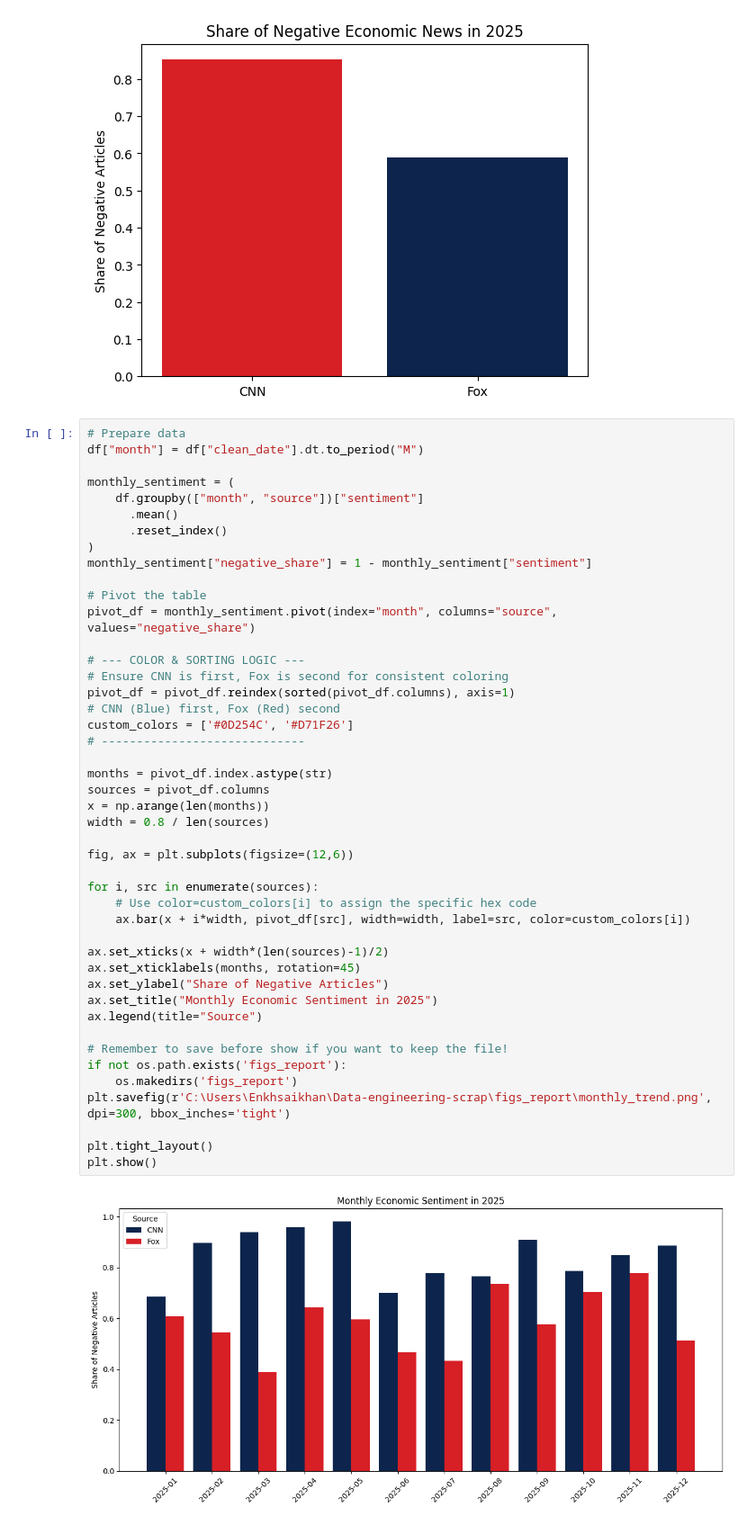
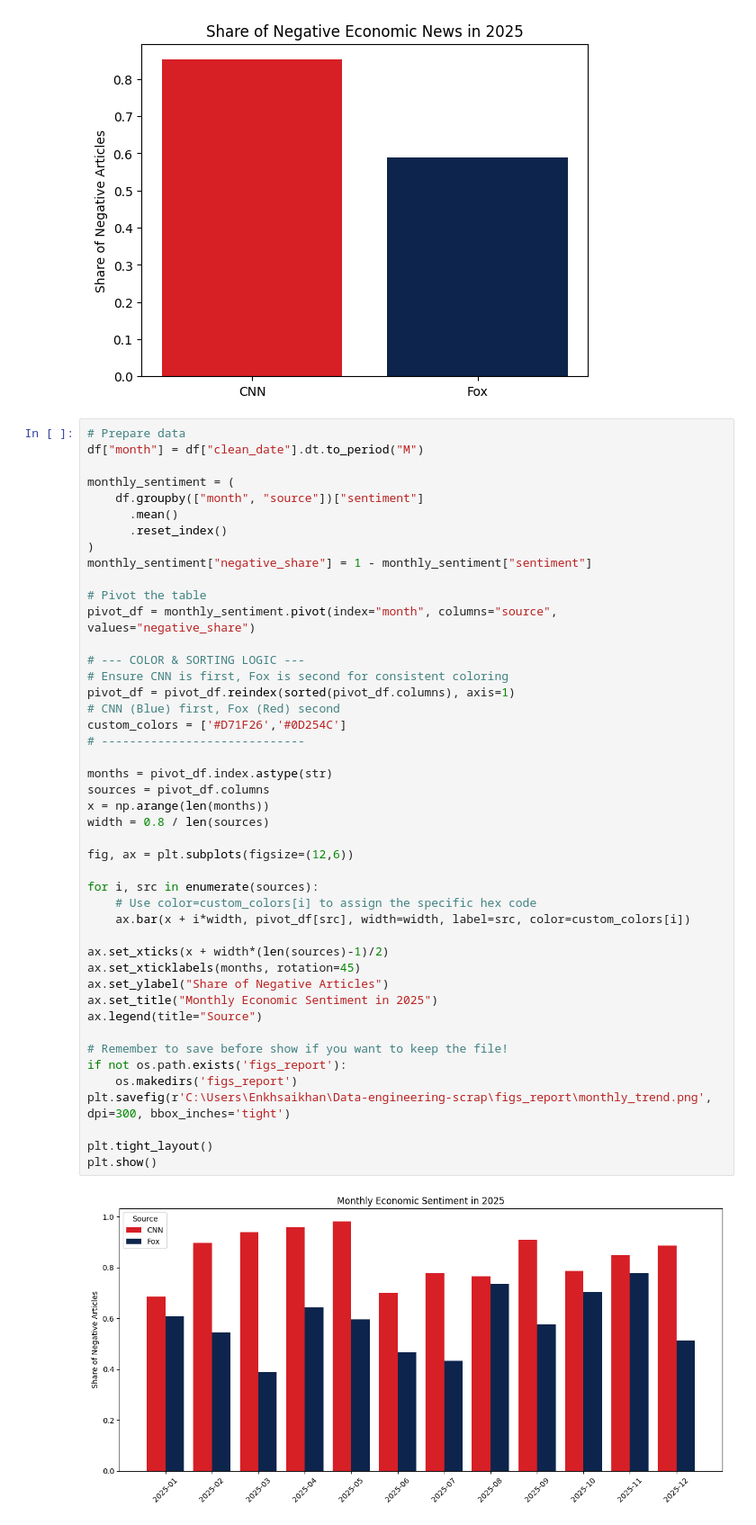
Before and after one commit to 4mbrus/Data-Engineering-1-Mini-Cloud-Project, a Jupyter notebook: web_scraping/Data_analysis.ipynb, the cells around one changed output. Shown: that part at 90% size. Drawn from its saved outputs; the diff is of its cells as text.

Commit message:
color_change

```diff
--- a/web_scraping/Data_analysis.ipynb
+++ b/web_scraping/Data_analysis.ipynb
@@ -142,35 +142,35 @@ pivot_df = monthly_sentiment.pivot(index="month", columns="source", values="nega
 # Ensure CNN is first, Fox is second for consistent coloring
 pivot_df = pivot_df.reindex(sorted(pivot_df.columns), axis=1)
 # CNN (Blue) first, Fox (Red) second
-custom_colors = ['#0D254C', '#D71F26']
+custom_colors = ['#D71F26','#0D254C']
 # -----------------------------
 
 months = pivot_df.index.astype(str)
 sources = pivot_df.columns
 x = np.arange(len(months))
 width = 0.8 / len(sources)
 
 fig, ax = plt.subplots(figsize=(12,6))
 
 for i, src in enumerate(sources):
     # Use color=custom_colors[i] to assign the specific hex code
     ax.bar(x + i*width, pivot_df[src], width=width, label=src, color=custom_colors[i])
 
 ax.set_xticks(x + width*(len(sources)-1)/2)
 ax.set_xticklabels(months, rotation=45)
 ax.set_ylabel("Share of Negative Articles")
 ax.set_title("Monthly Economic Sentiment in 2025")
 ax.legend(title="Source")
 
 # Remember to save before show if you want to keep the file!
 if not os.path.exists('figs_report'):
     os.makedirs('figs_report')
 plt.savefig(r'C:\Users\Enkhsaikhan\Data-engineering-scrap\figs_report\monthly_trend.png', dpi=300, bbox_inches='tight')
 
 plt.tight_layout()
 plt.show()
 # %% [output]
-[figure, old version]
+[figure, new version]
 # %%
 dist = (
     df.groupby(["source", "sentiment"])
```
Also changed, not shown: parts of 2 cells of this notebook, 3 other files.
